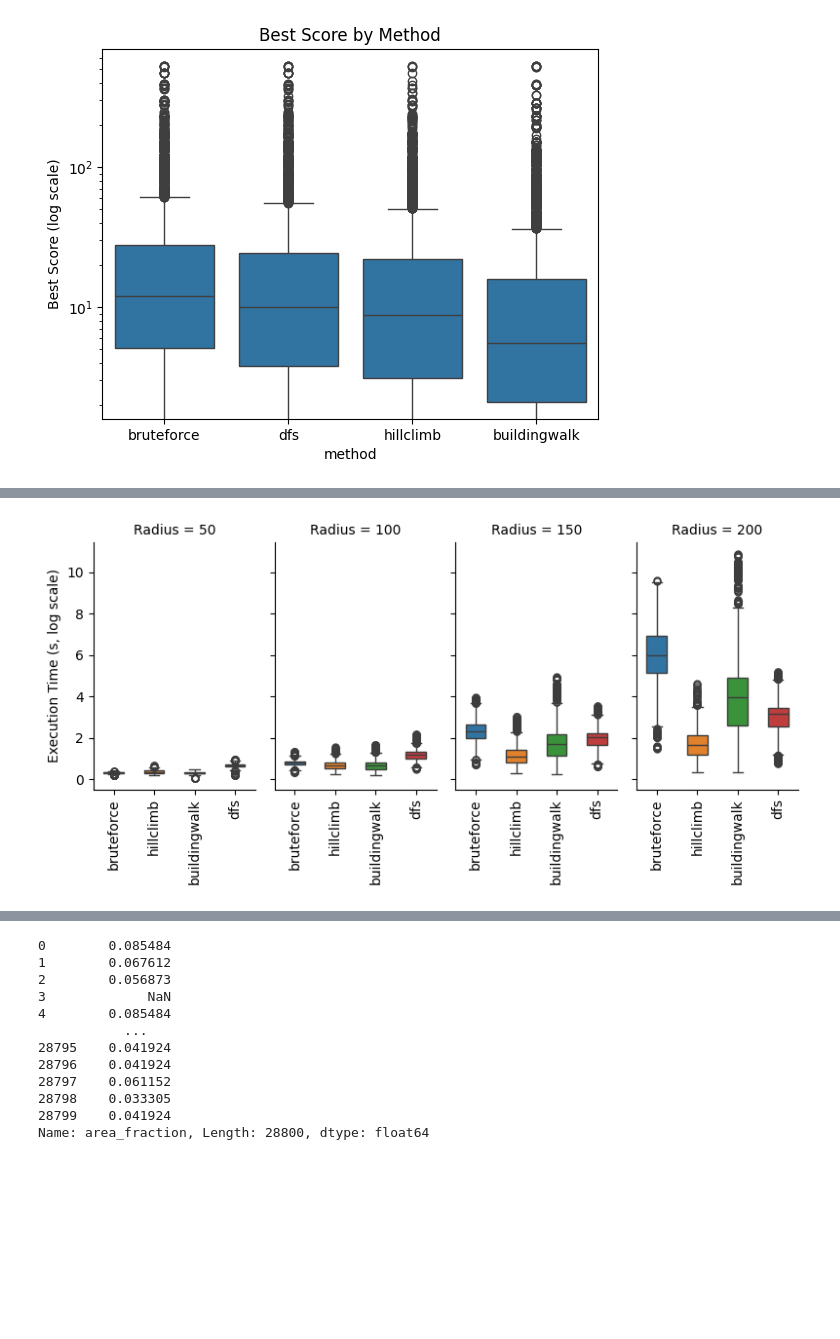
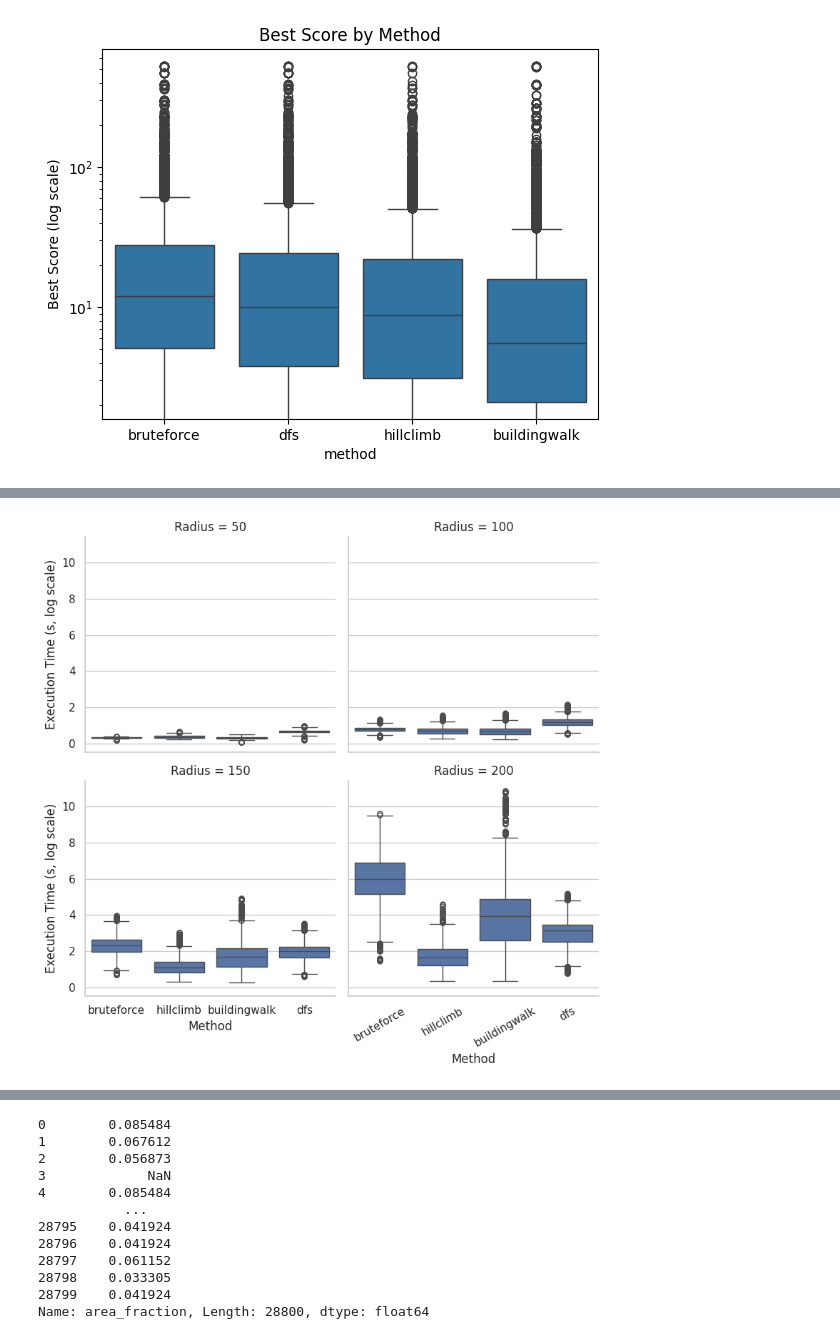
Before and after one commit to lewenhagen/AI_Enhanced_Method_for_Improved_CCTV_Camera_Placement, a Jupyter notebook: notebook.ipynb, the cells around one changed output, grey strips where cells are left out. Cells and saved outputs as stored; diff of their text form; code cells hidden in the pictures; blank space fills up the shorter version.

```diff
--- a/notebook.ipynb
+++ b/notebook.ipynb
@@ -157,30 +157,25 @@ df.describe()
 # %%
 # Executio time, for all methods
 
 g = sns.catplot(
     data=df,
     x="method",
     y="execution_time",
     col="radius",
     kind="box",
-    col_wrap=4,
+    col_wrap=2,
     height=4,
-    sharey=True,
-    width=0.5,
-    aspect=0.5,
-    hue="method"
+    sharey=True
 )
 
 # g.set(yscale="log")
-
 g.set_titles("Radius = {col_name}")
-g.set_axis_labels("", "Execution Time (s, log scale)")
-# plt.xticks(rotation=30)
-g.set_xticklabels(rotation=90)
+g.set_axis_labels("Method", "Execution Time (s, log scale)")
+plt.xticks(rotation=30)
 plt.tight_layout()
 plt.show()
 # %% [output]
-[figure, old version]
+[figure, new version]
 # %%
 # pai_pivot_median = df.pivot_table(
 #     values="pai",
```
Also changed, not shown: parts of 13 cells of this notebook.
